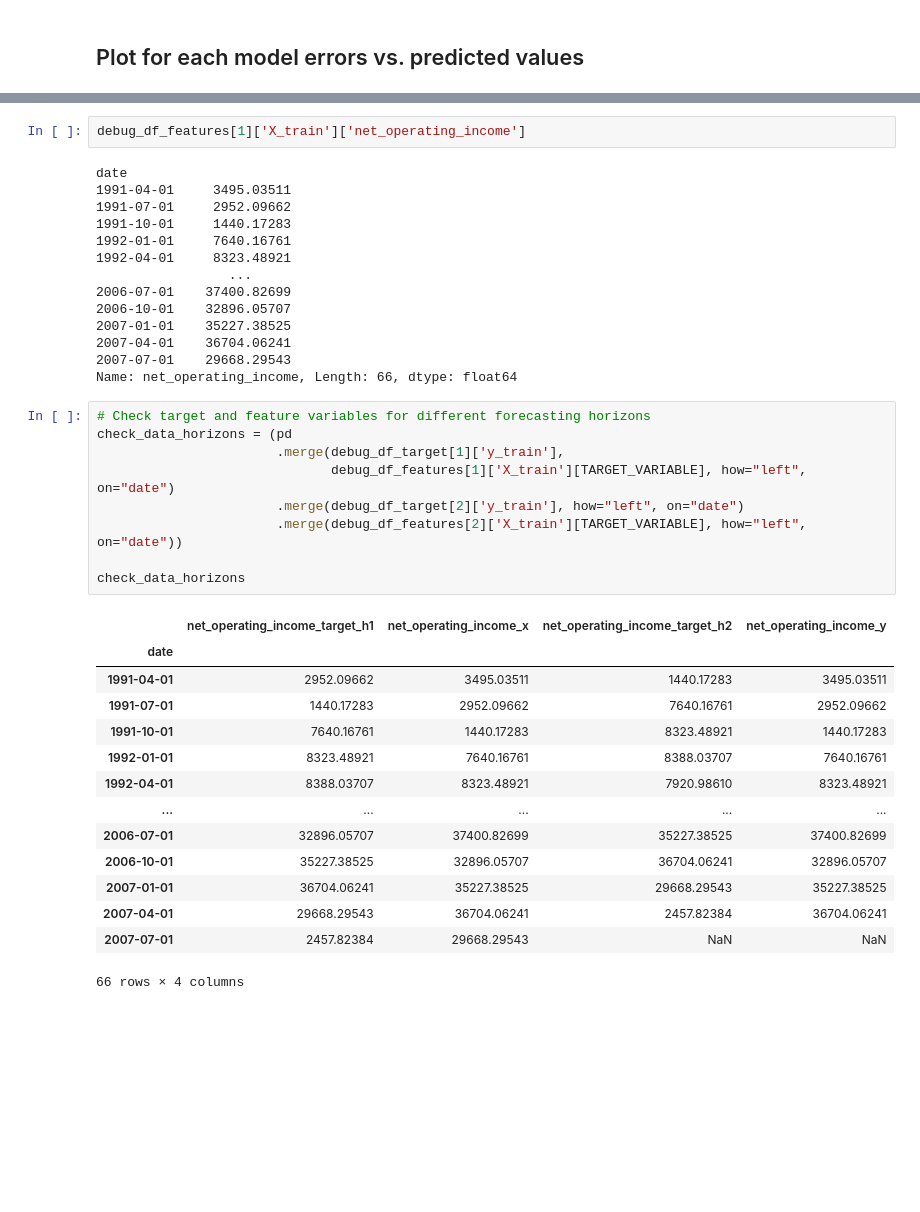
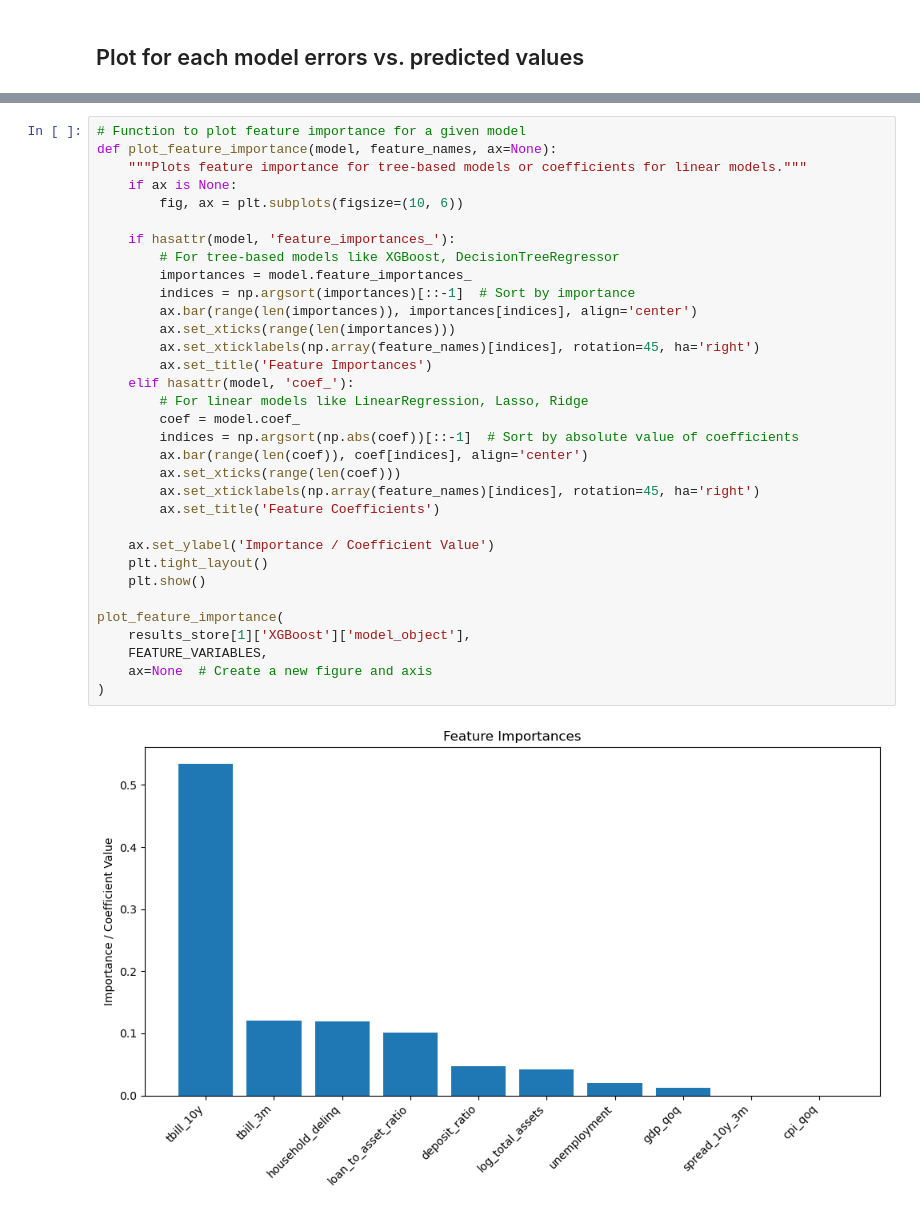
Before and after one commit to tschelling/stress_prediction, a Jupyter notebook: test2.ipynb, the cells around one changed output, grey strips where cells are left out. Drawn from its saved outputs; the diff is of its cells as text; blank space fills up the shorter version.

```diff
--- a/test2.ipynb
+++ b/test2.ipynb
@@ -632,40 +1176,35 @@ ValueError: Number of rows must be a positive integer, not 0
-# %%
-debug_df_features[1]['X_train']['net_operating_income']
-# %% [output]
-date
-1991-04-01     3495.03511
-1991-07-01     2952.09662
-1991-10-01     1440.17283
-1992-01-01     7640.16761
-1992-04-01     8323.48921
-                 ...
-2006-07-01    37400.82699
-2006-10-01    32896.05707
-2007-01-01    35227.38525
-2007-04-01    36704.06241
-2007-07-01    29668.29543
-Name: net_operating_income, Length: 66, dtype: float64
-# %%
-# Check target and feature variables for different forecasting horizons
-check_data_horizons = (pd
-                       .merge(debug_df_target[1]['y_train'],
-                              debug_df_features[1]['X_train'][TARGET_VARIABLE], how="left", on="date")
-                       .merge(debug_df_target[2]['y_train'], how="left", on="date")
-                       .merge(debug_df_features[2]['X_train'][TARGET_VARIABLE], how="left", on="date"))
-
-check_data_horizons
-# %% [output]
-|  | net_operating_income_target_h1 | net_operating_income_x | net_operating_income_target_h2 | net_operating_income_y |
-| date |  |  |  |  |
-| 1991-04-01 | 2952.09662 | 3495.03511 | 1440.17283 | 3495.03511 |
-| 1991-07-01 | 1440.17283 | 2952.09662 | 7640.16761 | 2952.09662 |
-| 1991-10-01 | 7640.16761 | 1440.17283 | 8323.48921 | 1440.17283 |
-| 1992-01-01 | 8323.48921 | 7640.16761 | 8388.03707 | 7640.16761 |
-| 1992-04-01 | 8388.03707 | 8323.48921 | 7920.98610 | 8323.48921 |
-| ... | ... | ... | ... | ... |
-| 2006-07-01 | 32896.05707 | 37400.82699 | 35227.38525 | 37400.82699 |
-| 2006-10-01 | 35227.38525 | 32896.05707 | 36704.06241 | 32896.05707 |
-| 2007-01-01 | 36704.06241 | 35227.38525 | 29668.29543 | 35227.38525 |
-| 2007-04-01 | 29668.29543 | 36704.06241 | 2457.82384 | 36704.06241 |
-| 2007-07-01 | 2457.82384 | 29668.29543 | NaN | NaN |
-66 rows × 4 columns
+# %%
+# Function to plot feature importance for a given model
+def plot_feature_importance(model, feature_names, ax=None):
+    """Plots feature importance for tree-based models or coefficients for linear models."""
+    if ax is None:
+        fig, ax = plt.subplots(figsize=(10, 6))
+
+    if hasattr(model, 'feature_importances_'):
+        # For tree-based models like XGBoost, DecisionTreeRegressor
+        importances = model.feature_importances_
+        indices = np.argsort(importances)[::-1]  # Sort by importance
+        ax.bar(range(len(importances)), importances[indices], align='center')
+        ax.set_xticks(range(len(importances)))
+        ax.set_xticklabels(np.array(feature_names)[indices], rotation=45, ha='right')
+        ax.set_title('Feature Importances')
+    elif hasattr(model, 'coef_'):
+        # For linear models like LinearRegression, Lasso, Ridge
+        coef = model.coef_
+        indices = np.argsort(np.abs(coef))[::-1]  # Sort by absolute value of coefficients
+        ax.bar(range(len(coef)), coef[indices], align='center')
+        ax.set_xticks(range(len(coef)))
+        ax.set_xticklabels(np.array(feature_names)[indices], rotation=45, ha='right')
+        ax.set_title('Feature Coefficients')
+
+    ax.set_ylabel('Importance / Coefficient Value')
+    plt.tight_layout()
+    plt.show()
+
+plot_feature_importance(
+    results_store[1]['XGBoost']['model_object'],
+    FEATURE_VARIABLES,
+    ax=None  # Create a new figure and axis
+)
+# %% [output]
+[figure, added]
```
Also changed, not shown: parts of 15 cells of this notebook, 3 other files.
